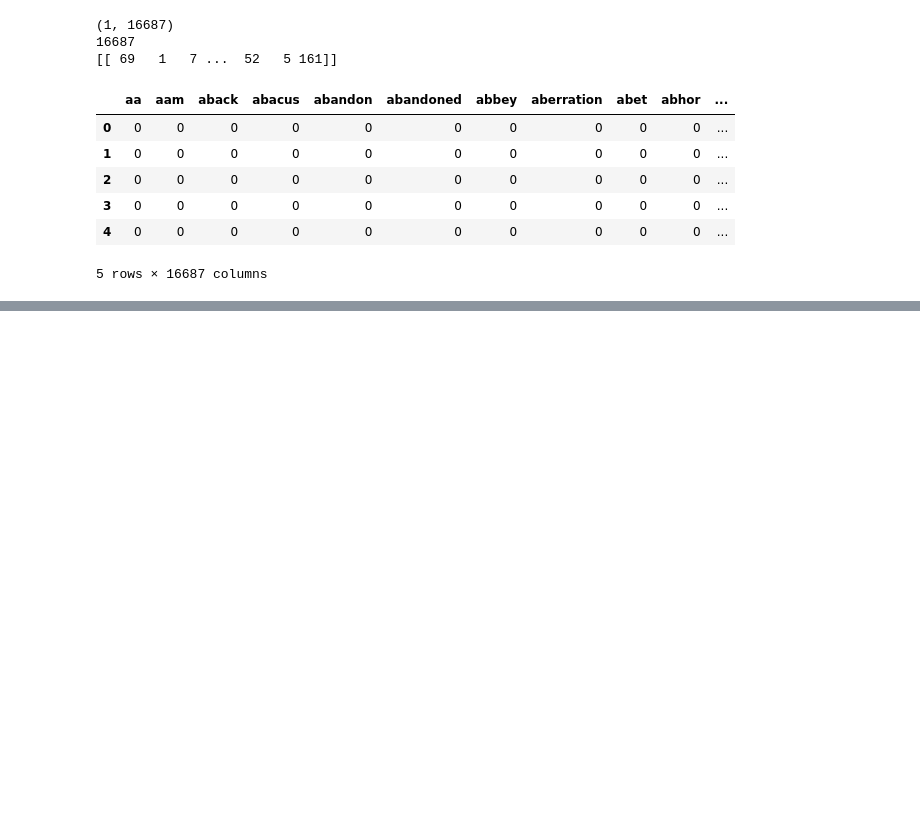
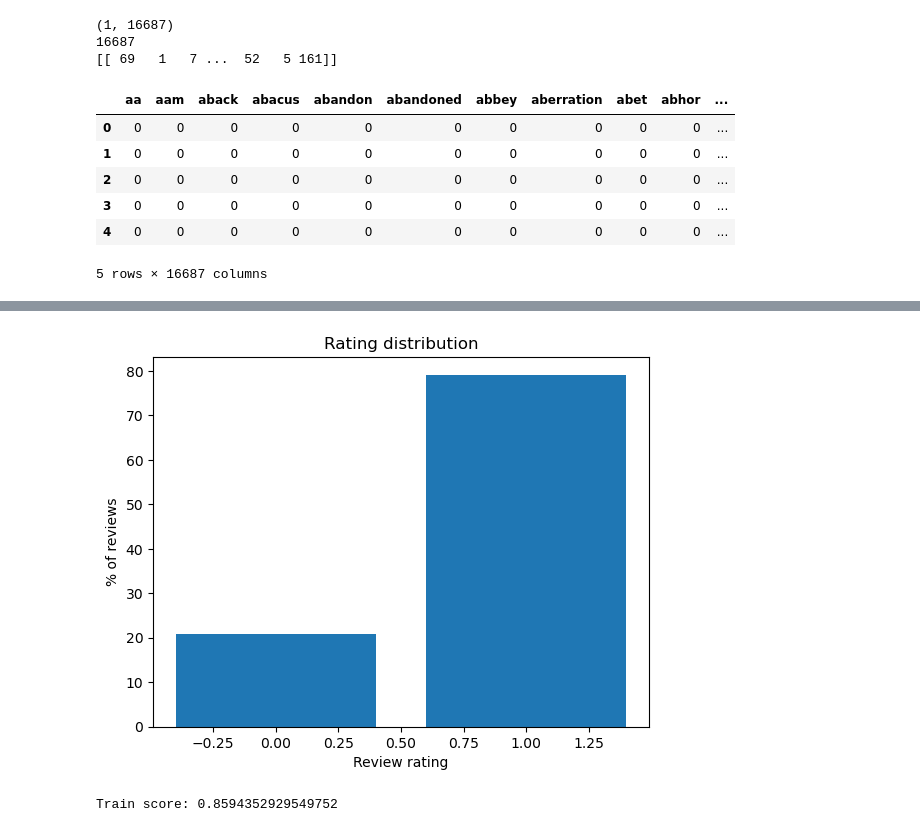
Before and after one commit to 0smee/nlp-capstone, a Jupyter notebook: notebooks/first_explore.ipynb, the cells around one changed output, grey strips where cells are left out. Saved outputs shown, nothing was run; the diff lists cells and outputs as text; code cells hidden in the pictures; blank space fills up the shorter version.

Commit message:
First simple regression added

```diff
--- a/notebooks/first_explore.ipynb
+++ b/notebooks/first_explore.ipynb
@@ -499,2 +518,19 @@ my_df.head()
+# %%
+# Fitting a model
+from sklearn.linear_model import LogisticRegression
+new = short_car2.copy()
+new['overall']= np.where(new['overall']>3, 1, 0)
+rating_distribution(new)
+
+y = new['overall']
+
+logreg = LogisticRegression(C = 0.1, max_iter=1000)
+logreg.fit(doc_term2, y)
+
+# Training and test score
+print(f"Train score: {logreg.score(doc_term2, y)}")
+# %% [output]
+[figure, added]
+Train score: 0.8594352929549752
 # %%
 word_counts = pd.DataFrame(
```
Also changed, not shown: parts of 18 cells of this notebook.
